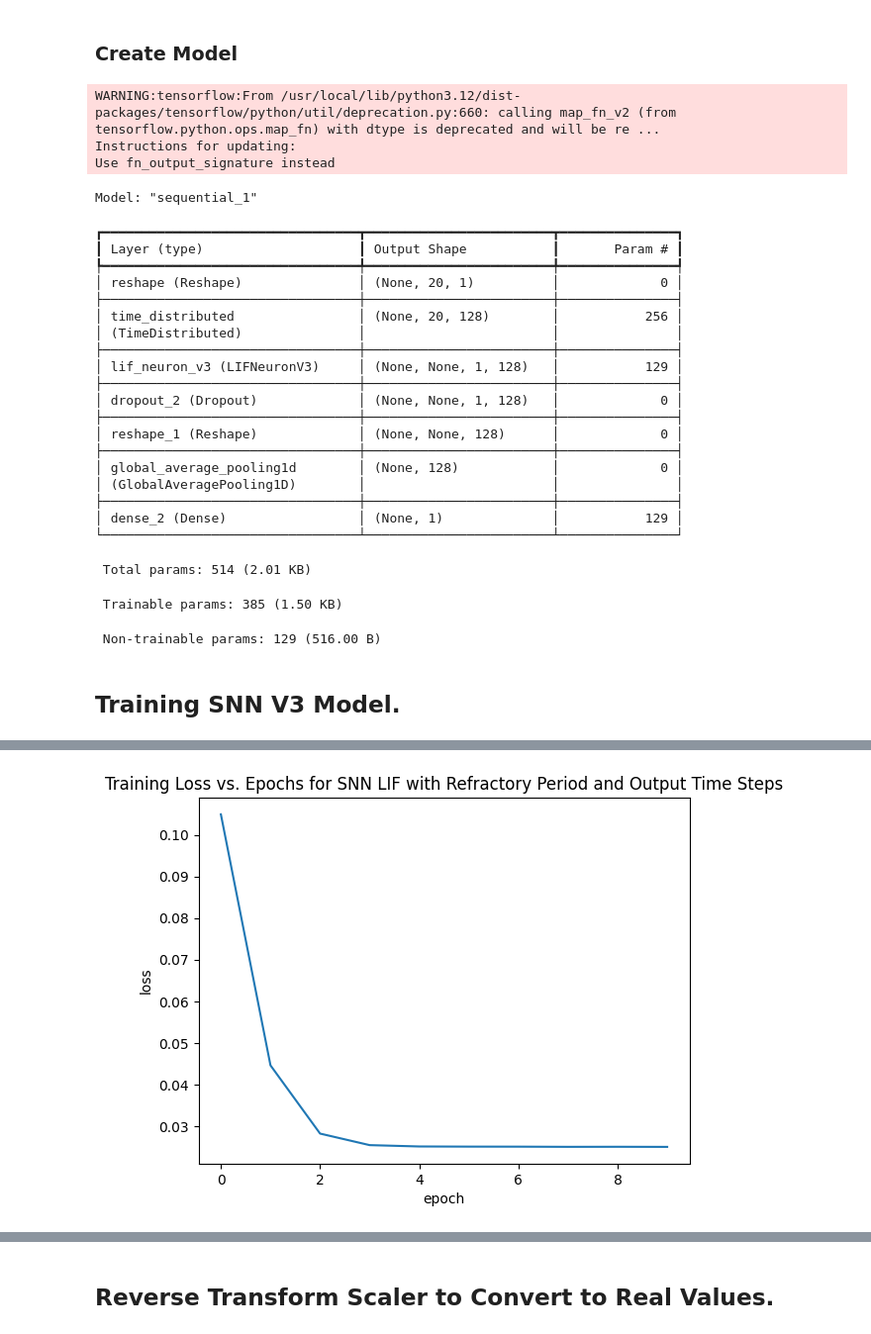
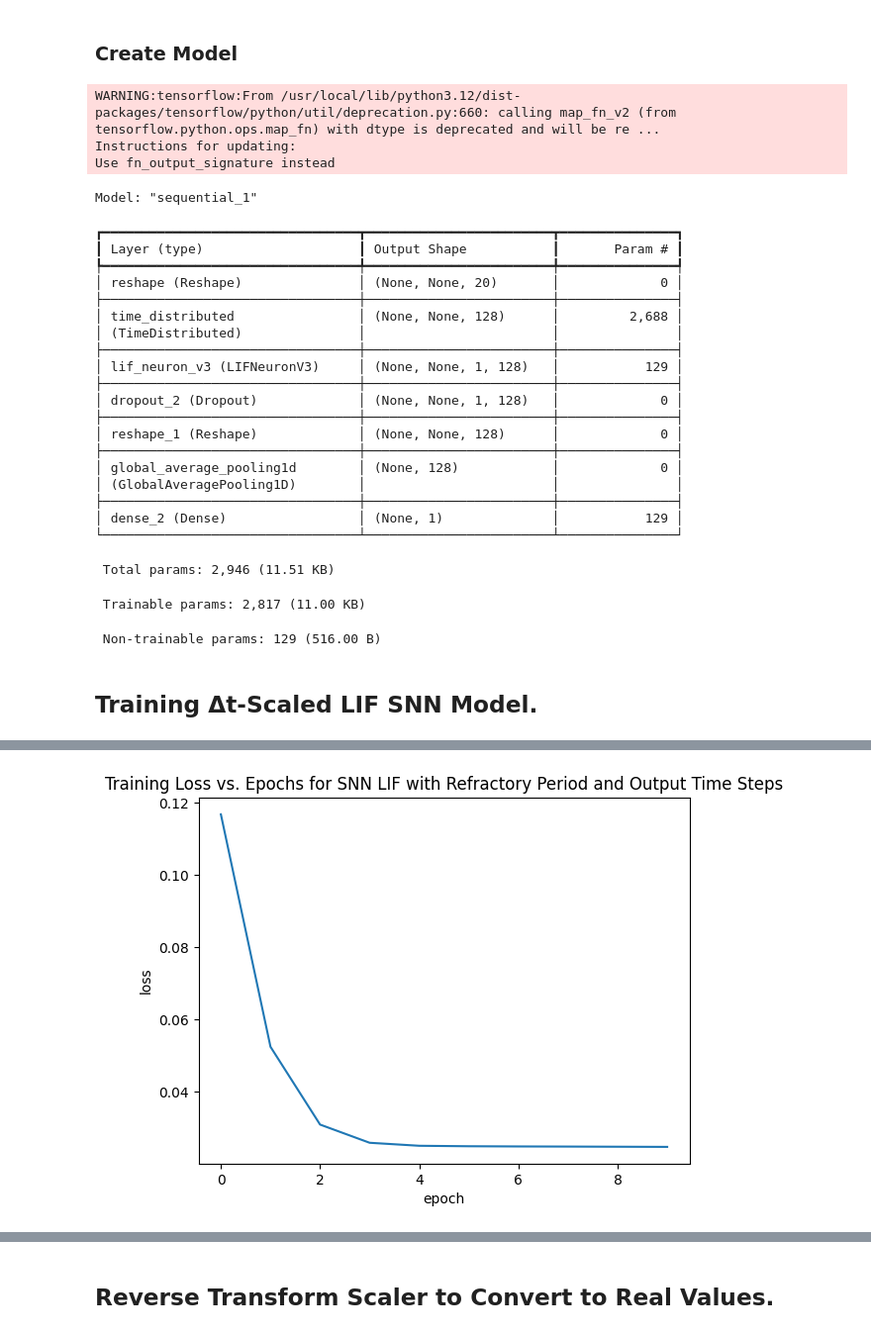
Before and after one commit to SouvikUMD/SNN-ANN-Temporal-Forecasting-across-Time-Series-Regimes, a Jupyter notebook: AEP Dataset Code/TSC_AEP_Ablation_ANN_SNN.ipynb, the cells around one changed output, grey strips where cells are left out. Shown at 99% size. Drawn from its saved outputs; the diff is of its cells as text; code cells hidden in the pictures.

```diff
--- a/AEP Dataset Code/TSC_AEP_Ablation_ANN_SNN.ipynb
+++ b/AEP Dataset Code/TSC_AEP_Ablation_ANN_SNN.ipynb
@@ -719,7 +721,7 @@ class LIFNeuron(tf.keras.layers.Layer):
 # %%
 @keras.saving.register_keras_serializable()
 class LIFNeuronV3(tf.keras.layers.Layer):
-  def __init__(self, threshold=1.0, leak_rate=0.05, refractory_period=5, **kwargs):
+  def __init__(self, threshold=1.0, leak_rate=0.05, refractory_period=3, **kwargs):
       super(LIFNeuronV3 , self).__init__(**kwargs)
       self.threshold = threshold
       self.leak_rate = leak_rate
@@ -1181,7 +1166,14 @@ Model: "sequential"
 ## Train LSTM Model.
 # %%
 print(f"Training LSTM model on {device}...")
-with tf.device('/GPU:0') if device == 'GPU' else tf.device('/CPU:0'): # For TPU, this would be tf.distribute.TPUStrategy
+with strategy.scope():
+    lstm_model = Sequential()
+    lstm_model.add(LSTM(unit,activation=activation,return_sequences=True,
+                        input_shape=(seq_len,1)))
+    lstm_model.add(Dropout(0.5))
+    lstm_model.add(LSTM(unit,activation=activation,return_sequences=False))
+    lstm_model.add(Dropout(0.5))
+    lstm_model.add(Dense(1))
     lstm_model.compile(optimizer="adam",loss=loss)
     lstm_epochs = lstm_model.fit(X_train, y_train, epochs=epochs,
                                  batch_size=batch_size)
@@ -1493,7 +1489,7 @@ spiking_LIFv3_model = tf.keras.Sequential(
     [
         # Add temporal dimension to model. For this dataset, the input_shape is
         # passed into the model.
-        tf.keras.layers.Reshape((seq_len, X_train.shape[2]), # Use seq_len here
+        tf.keras.layers.Reshape((-1, X_train.shape[1]),
                                 input_shape=(None, X_train.shape[1])),
         # Keras' TimeDistributed wrapper allows Dense layer to operate on
         # temporal data.
@@ -1532,6 +1528,7 @@ spiking_LIFv3_model = tf.keras.Sequential(
     ]
 
 )
+
 spiking_LIFv3_model.summary()
 # %% [output]
 WARNING:tensorflow:From /usr/local/lib/python3.12/dist-packages/tensorflow/python/util/deprecation.py:660: calling map_fn_v2 (from tensorflow.python.ops.map_fn) with dtype is deprecated and will be re ...
@@ -1541,9 +1538,9 @@ Model: "sequential_1"
 ┏━━━━━━━━━━━━━━━━━━━━━━━━━━━━━━━━━┳━━━━━━━━━━━━━━━━━━━━━━━━┳━━━━━━━━━━━━━━━┓
 ┃ Layer (type)                    ┃ Output Shape           ┃       Param # ┃
 ┡━━━━━━━━━━━━━━━━━━━━━━━━━━━━━━━━━╇━━━━━━━━━━━━━━━━━━━━━━━━╇━━━━━━━━━━━━━━━┩
-│ reshape (Reshape)               │ (None, 20, 1)          │             0 │
+│ reshape (Reshape)               │ (None, None, 20)       │             0 │
 ├─────────────────────────────────┼────────────────────────┼───────────────┤
-│ time_distributed                │ (None, 20, 128)        │           256 │
+│ time_distributed                │ (None, None, 128)      │         2,688 │
 │ (TimeDistributed)               │                        │               │
 ├─────────────────────────────────┼────────────────────────┼───────────────┤
 │ lif_neuron_v3 (LIFNeuronV3)     │ (None, None, 1, 128)   │           129 │
@@ -1557,14 +1554,26 @@ Model: "sequential_1"
 ├─────────────────────────────────┼────────────────────────┼───────────────┤
 │ dense_2 (Dense)                 │ (None, 1)              │           129 │
 └─────────────────────────────────┴────────────────────────┴───────────────┘
- Total params: 514 (2.01 KB)
+ Total params: 2,946 (11.51 KB)
- Trainable params: 385 (1.50 KB)
+ Trainable params: 2,817 (11.00 KB)
  Non-trainable params: 129 (516.00 B)
 # %% [markdown]
-## Training SNN V3 Model.
+## Training Δt-Scaled LIF SNN Model.
 # %%
 print(f"Training SNN LIF V3 model on {device}...")
-with tf.device('/GPU:0') if device == 'GPU' else tf.device('/CPU:0'):
+with strategy.scope():
+    spiking_LIFv3_model = tf.keras.Sequential(
+        [
+            tf.keras.layers.Reshape((seq_len, X_train.shape[2]),
+                                    input_shape=(None, X_train.shape[1])),
+            tf.keras.layers.TimeDistributed(tf.keras.layers.Dense(64, activation='tanh')),
+            LIFNeuronV3(threshold=0.5, leak_rate=0.05, refractory_period=20),
+            tf.keras.layers.Dropout(0.1),
+            tf.keras.layers.Reshape((-1, 64)),
+            tf.keras.layers.GlobalAveragePooling1D(),
+            tf.keras.layers.Dense(1),
+        ]
+    )
     # Compile the model
     optimizer = tf.keras.optimizers.Adam(learning_rate=0.001)
     spiking_LIFv3_model.compile(optimizer=optimizer, loss=loss)
@@ -1592,2 +1601,2 @@ Epoch 10/10
-[figure, old version]
+[figure, new version]
 # %% [markdown]
```
Also changed, not shown: parts of 52 cells of this notebook.
